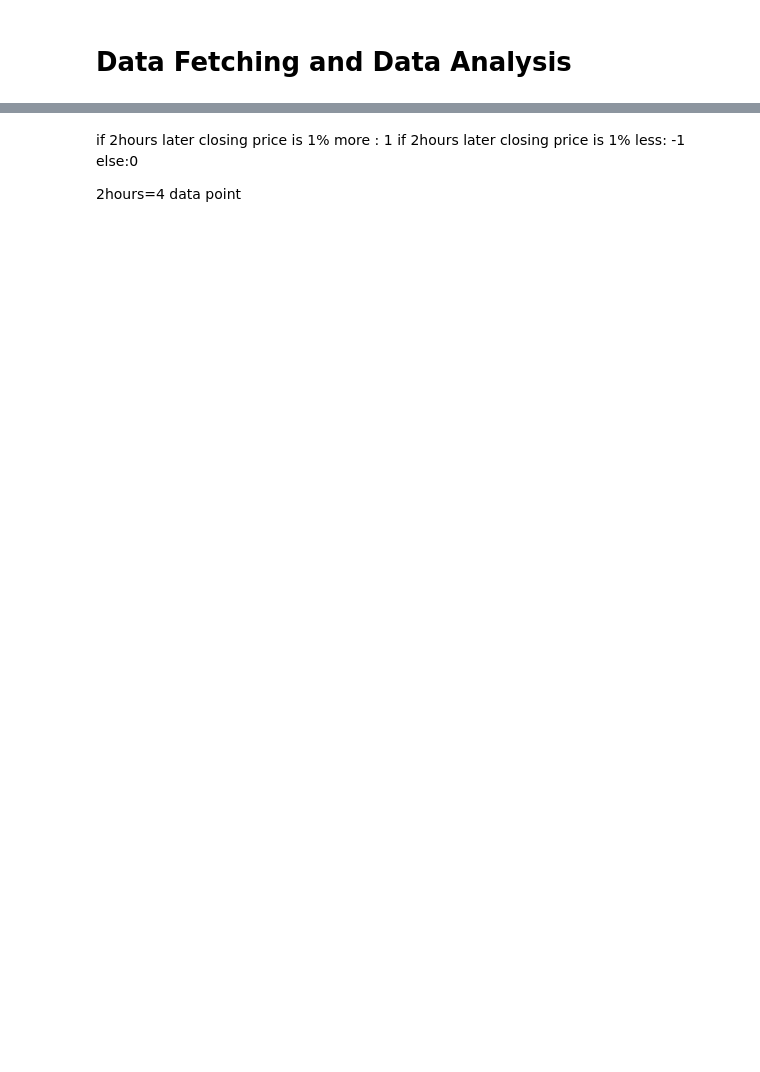
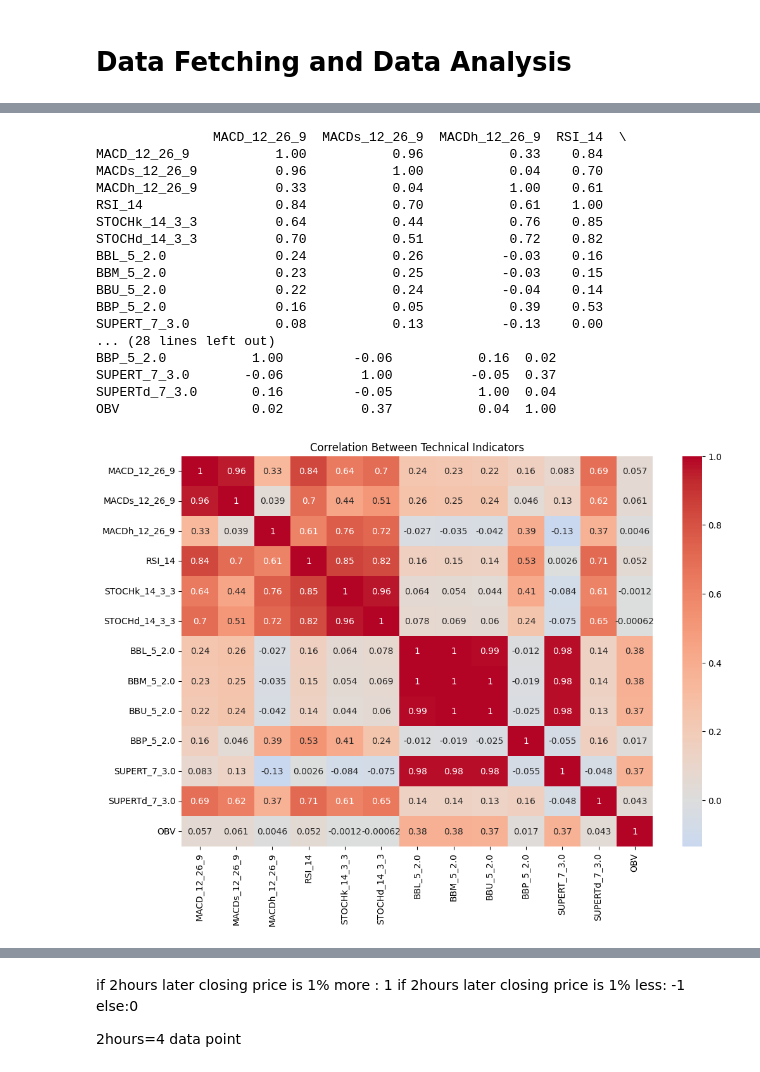
Before and after one commit to supriyo116/Project_ML, a Jupyter notebook: Model_training_testing.ipynb, the cells around one changed output, grey strips where cells are left out. Drawn from its saved outputs; the diff is of its cells as text; code cells hidden in the pictures; blank space fills up the shorter version.

```diff
--- a/Model_training_testing.ipynb
+++ b/Model_training_testing.ipynb
@@ -135,3 +138,40 @@ Name: OBV, Length: 90260, dtype: float64
+# %%
+indicators = basic_data[[
+    "MACD_12_26_9", "MACDs_12_26_9", "MACDh_12_26_9",
+    "RSI_14",
+    "STOCHk_14_3_3", "STOCHd_14_3_3",
+    "BBL_5_2.0", "BBM_5_2.0", "BBU_5_2.0", "BBP_5_2.0",
+    "SUPERT_7_3.0", "SUPERTd_7_3.0",
+    "OBV"
+]]
+corr_matrix = indicators.corr()
+print(corr_matrix)
+import seaborn as sns
+import matplotlib.pyplot as plt
+
+plt.figure(figsize=(12, 8))
+sns.heatmap(corr_matrix, annot=True, cmap='coolwarm', center=0)
+plt.title("Correlation Between Technical Indicators")
+plt.show()
+# %% [output]
+               MACD_12_26_9  MACDs_12_26_9  MACDh_12_26_9  RSI_14  \
+MACD_12_26_9           1.00           0.96           0.33    0.84
+MACDs_12_26_9          0.96           1.00           0.04    0.70
+MACDh_12_26_9          0.33           0.04           1.00    0.61
+RSI_14                 0.84           0.70           0.61    1.00
+STOCHk_14_3_3          0.64           0.44           0.76    0.85
+STOCHd_14_3_3          0.70           0.51           0.72    0.82
+BBL_5_2.0              0.24           0.26          -0.03    0.16
+BBM_5_2.0              0.23           0.25          -0.03    0.15
+BBU_5_2.0              0.22           0.24          -0.04    0.14
+BBP_5_2.0              0.16           0.05           0.39    0.53
+SUPERT_7_3.0           0.08           0.13          -0.13    0.00
+... (28 lines left out)
+BBP_5_2.0           1.00         -0.06           0.16  0.02
+SUPERT_7_3.0       -0.06          1.00          -0.05  0.37
+SUPERTd_7_3.0       0.16         -0.05           1.00  0.04
+OBV                 0.02          0.37           0.04  1.00
+[figure, added]
 # %%
 basic_data.tail(10)
 # %% [output]
```
Also changed, not shown: parts of 26 cells of this notebook, 10 other files.
